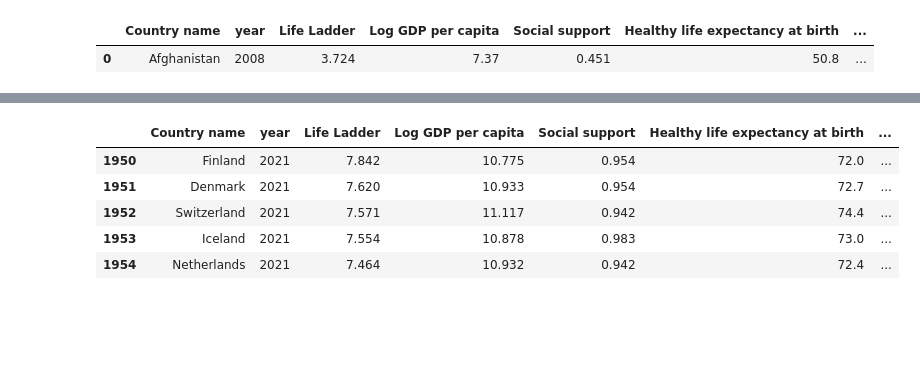
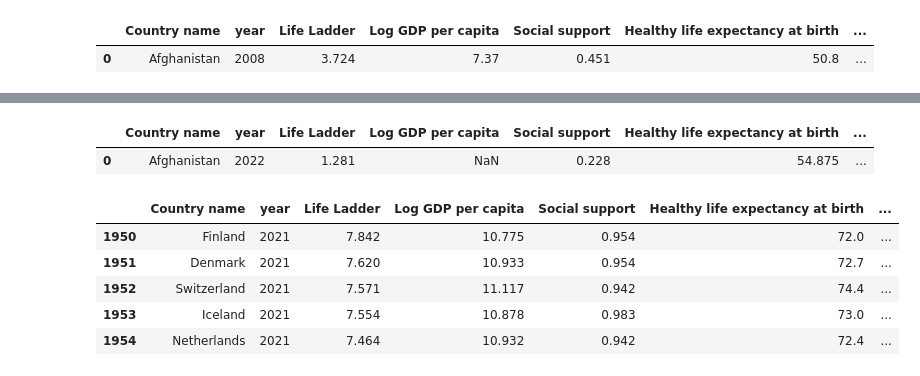
Before and after one commit to SkylerAuraArena/happinessmeter, a Jupyter notebook: notebooks/etienne-ml.ipynb, the cells around one changed output, grey strips where cells are left out. Cells and saved outputs as stored; diff of their text form; code cells hidden in the pictures; blank space fills up the shorter version.

```diff
--- a/notebooks/etienne-ml.ipynb
+++ b/notebooks/etienne-ml.ipynb
@@ -8,14 +8,18 @@ warnings.filterwarnings('ignore')
 # %%
 # Import des données des dataframes
 df1=pd.read_csv('../data/world-happiness-report.csv')
 df2_full=pd.read_csv('../data/world-happiness-report-2021.csv')
+df3_full=pd.read_excel('../data/data2022.xlsx')
 display(df1.head(1))
 display(df2_full.head(1))
+display(df3_full.head(1))
 # %% [output]
 |  | Country name | year | Life Ladder | Log GDP per capita | Social support | Healthy life expectancy at birth | ... |
 | 0 | Afghanistan | 2008 | 3.724 | 7.37 | 0.451 | 50.8 | ... |
 |  | Country name | Regional indicator | Ladder score | Standard error of ladder score | upperwhisker | lowerwhisker | ... |
 | 0 | Finland | Western Europe | 7.842 | 0.032 | 7.904 | 7.78 | ... |
+|  | Country name | year | Life Ladder | Log GDP per capita | Social support | Healthy life expectancy at birth | ... |
+| 0 | Afghanistan | 2022 | 1.281 | NaN | 0.228 | 54.875 | ... |
 # %%
 # Harmonisation par suppression des colonnes n'existant que dans le rapport 2021.
 df2=df2_full.drop(['Regional indicator','Standard error of ladder score','upperwhisker',
```
Also changed, not shown: parts of 8 cells of this notebook, 2 other files.
